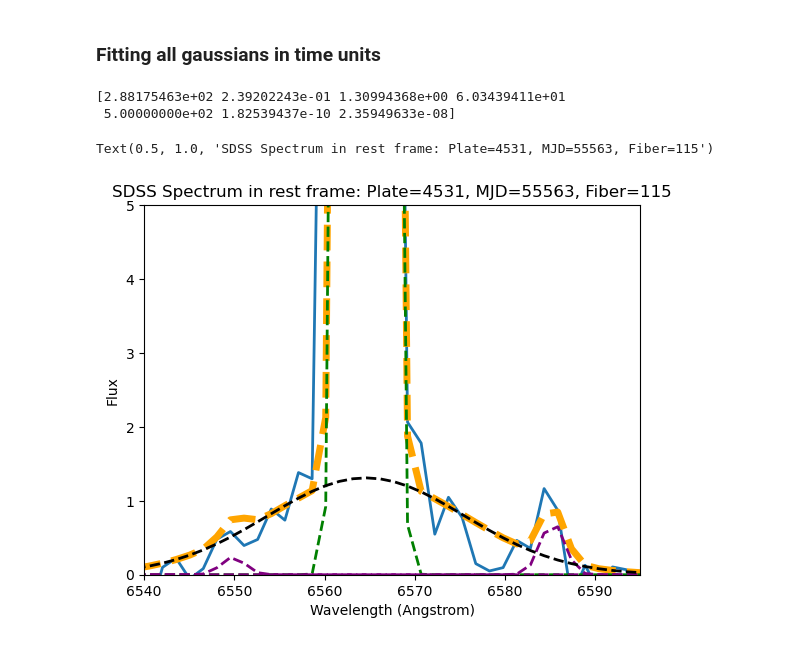
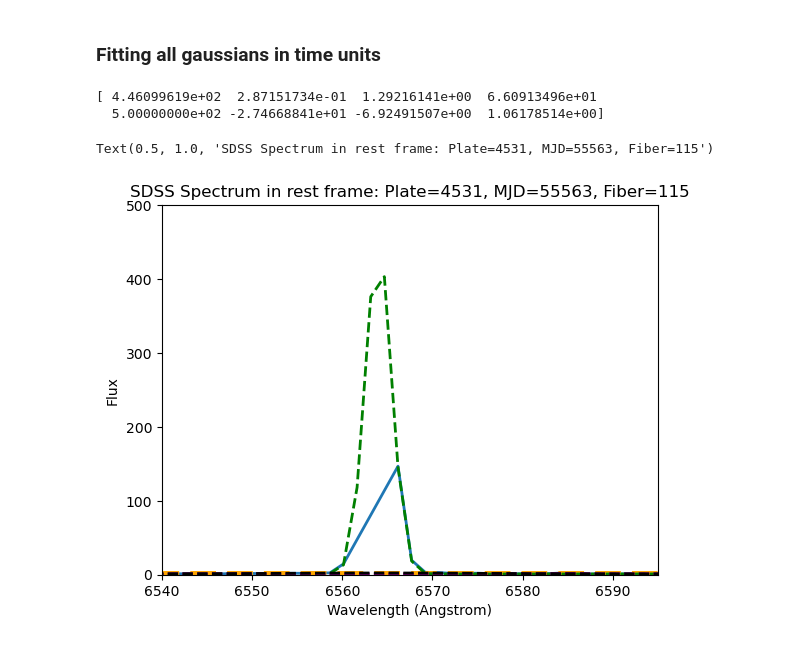
Before and after one commit to NihaDas2012/UWMadisonREU2025, a Jupyter notebook: Curve_fitting_broad.ipynb, the cells around one changed output. Drawn from its saved outputs; the diff is of its cells as text; code cells hidden in the pictures.

```diff
--- a/Curve_fitting_broad.ipynb
+++ b/Curve_fitting_broad.ipynb
@@ -135,5 +135,5 @@ def n_ii_2(x, amp, wid):
 def broad(x, amp, wid):
     return (amp * np.exp(-(x - 6564.61)**2 / (2 * (wid)**2)))
 
-def Gauss(x,amp1, amp2, amp3, wid1, wid2):
-    return h_alpha(x, amp1, wid1) + n_ii_1(x, amp2, wid1) + n_ii_2(x, amp2, wid1) + broad(x, amp3, wid2)
+def Gauss(x,b,amp1, amp2, amp3, wid1, wid2):
+    return b+h_alpha(x, amp1, wid1) + n_ii_1(x, amp2, wid1) + n_ii_2(x, amp2, wid1) + broad(x, amp3, wid2)
@@ -183,4 +170,0 @@ plt.show()
-# %%
-#Test h-alpha fit first with length units still
-def h_alpha(x, amp, wid):
-    return (amp * np.exp(-(x - 6564.61)**2 / (2 * wid**2)))
@@ -209,7 +170,0 @@ plt.show()
-# %%
-#With velocity units
-c = 3*10**5 #km/s
-def h_alpha(x, amp, sig, v):
-    x_0 = 6564.61 * (1+(v/c))
-    wid= sig*x_0/c
-    return (amp * np.exp(-(x - x_0)**2 / (2 * wid**2)))
@@ -263,33 +194,33 @@ def broad(x, amp, sig, v):
     wid= sig*x_0/c
     return (amp * np.exp(-(x*10**(-13) - x_0)**2 / (2 * (wid)**2)))
 
-def Gauss(x,amp1, amp2, amp3, sig1, sig2, v_n, v_b):
-    return h_alpha(x, amp1, sig1, v_n) + n_ii_1(x, amp2, sig1, v_n) + n_ii_2(x, amp2, sig1, v_n) + broad(x, amp3, sig2, v_b)
+def Gauss(x,amp1, amp2, amp3, sig1, sig2, v_n, v_b, b):
+    return h_alpha(x, amp1, sig1, v_n) + n_ii_1(x, amp2, sig1, v_n) + n_ii_2(x, amp2, sig1, v_n) + broad(x, amp3, sig2, v_b) +b
 # %%
-parameters, covariance = curve_fit(Gauss, wavelength/(1+z), flux_normal,sigma = uncert,  method = "trf", p0=[150,20,2, 50, 1000, 50, 50], bounds=([0,0,0,50,500, 0, 0],[inf, inf,5,500, 5000, inf, inf]))
+parameters, covariance = curve_fit(Gauss, wavelength, flux,sigma = uncert,  method = "trf", p0=[150,20,2, 50, 1000, 50, 50, 2], bounds=([0,0,0,50,500, -200, -2000, 0],[inf, inf,5,500, 5000, 200, 2000, 10]))
 print(parameters)
-A, B, C, D, E, F, G = parameters
-fit = Gauss(wavelength/(1+z), A, B, C, D, E, F, G)
+A, B, C, D, E, F, G, H = parameters
+fit = Gauss(wavelength/(1+z), A, B, C, D, E, F, G, H)
 
 #plots the gaussian with fits
 fig, ax = plt.subplots()
-plt.plot(wavelength/(1+z), flux_normal, linewidth=2, label='Data')
-plt.plot(wavelength/(1+z), fit, '--', color = 'orange',linewidth=5, label='Fit')
-plt.plot(wavelength/(1+z), h_alpha(wavelength/(1+z), A, D, F), '--',color = 'green',linewidth=2, label='Fit')
-plt.plot(wavelength/(1+z), n_ii_1(wavelength/(1+z), B, D, F), '--',color = 'purple',linewidth=2, label='Fit')
-plt.plot(wavelength/(1+z), n_ii_2(wavelength/(1+z), B, D, F), '--',color = 'purple',linewidth=2, label='Fit')
-plt.plot(wavelength/(1+z), broad(wavelength/(1+z), C, E, G), '--',color = 'black',linewidth=2, label='Fit')
+plt.plot(wavelength, flux, linewidth=2, label='Data')
+plt.plot(wavelength, fit, '--', color = 'orange',linewidth=5, label='Fit')
+plt.plot(wavelength, h_alpha(wavelength, A, D, F)+H, '--',color = 'green',linewidth=2, label='Fit')
+plt.plot(wavelength, n_ii_1(wavelength, B, D, F)+H, '--',color = 'purple',linewidth=2, label='Fit')
+plt.plot(wavelength, n_ii_2(wavelength, B, D, F)+H, '--',color = 'purple',linewidth=2, label='Fit')
+plt.plot(wavelength, broad(wavelength, C, E, G)+H, '--',color = 'black',linewidth=2, label='Fit')
 
 #ranges for x and y to show
 plt.xlim(6540, 6595)
-plt.ylim(0,5)
+plt.ylim(0,500)
 
 #labels
 plt.xlabel("Wavelength (Angstrom)")
 plt.ylabel("Flux")
 plt.title(f"SDSS Spectrum in rest frame: Plate={plate}, MJD={mjd}, Fiber={fiber}")
 # %% [output]
-[2.88175463e+02 2.39202243e-01 1.30994368e+00 6.03439411e+01
- 5.00000000e+02 1.82539437e-10 2.35949633e-08]
+[ 4.46099619e+02  2.87151734e-01  1.29216141e+00  6.60913496e+01
+  5.00000000e+02 -2.74668841e+01 -6.92491507e+00  1.06178514e+00]
 Text(0.5, 1.0, 'SDSS Spectrum in rest frame: Plate=4531, MJD=55563, Fiber=115')
-[figure, old version]
+[figure, new version]
```
Also changed, not shown: parts of 10 cells of this notebook, 4 other files.
